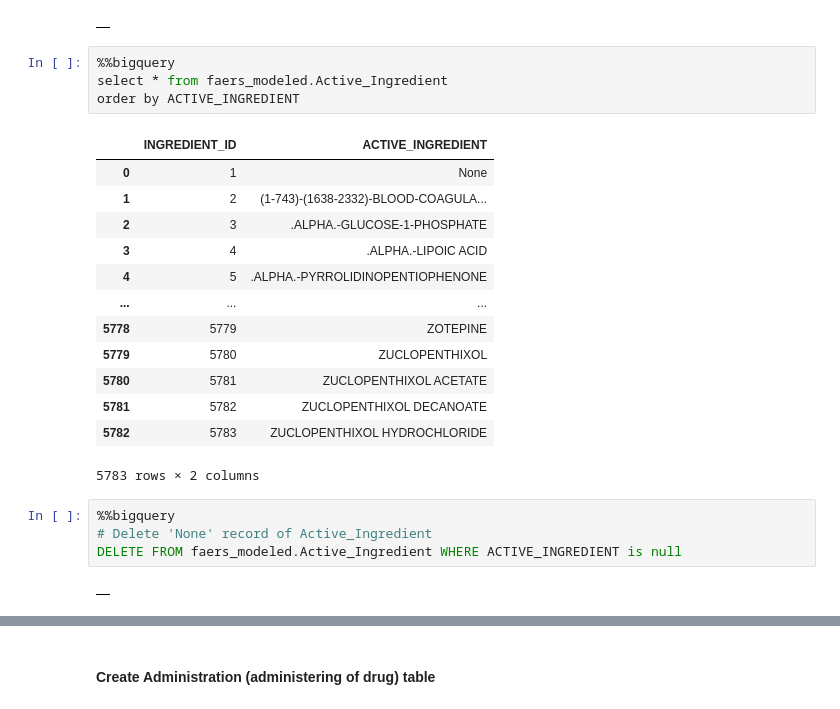
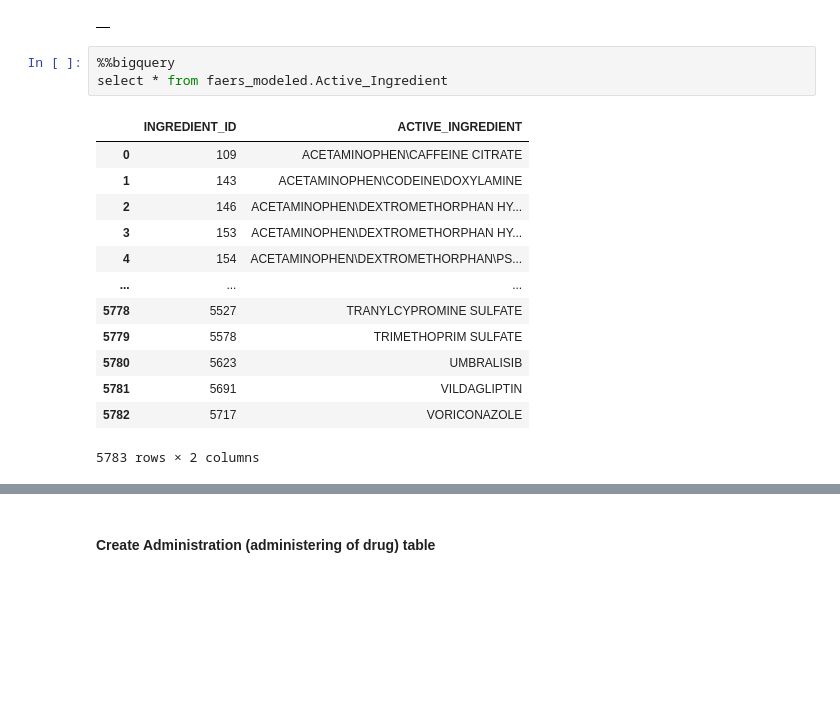
Before and after one commit to noahplacke/cs327e-Vaxonomics, a Jupyter notebook: Project/faers_modeled.ipynb, the cells around one changed output, grey strips where cells are left out. Cells and saved outputs as stored; diff of their text form; blank space fills up the shorter version.

Commit message:
Updated erd_modeled.pdf and faers_modeled.ipynb

```diff
--- a/Project/faers_modeled.ipynb
+++ b/Project/faers_modeled.ipynb
@@ -168,24 +166,17 @@ group by PROD_AI
 # %%
 %%bigquery
 select * from faers_modeled.Active_Ingredient
-order by ACTIVE_INGREDIENT
 # %% [output]
 |  | INGREDIENT_ID | ACTIVE_INGREDIENT |
-| 0 | 1 | None |
-| 1 | 2 | (1-743)-(1638-2332)-BLOOD-COAGULA... |
-| 2 | 3 | .ALPHA.-GLUCOSE-1-PHOSPHATE |
-| 3 | 4 | .ALPHA.-LIPOIC ACID |
-| 4 | 5 | .ALPHA.-PYRROLIDINOPENTIOPHENONE |
+| 0 | 109 | ACETAMINOPHEN\CAFFEINE CITRATE |
+| 1 | 143 | ACETAMINOPHEN\CODEINE\DOXYLAMINE |
+| 2 | 146 | ACETAMINOPHEN\DEXTROMETHORPHAN HY... |
+| 3 | 153 | ACETAMINOPHEN\DEXTROMETHORPHAN HY... |
+| 4 | 154 | ACETAMINOPHEN\DEXTROMETHORPHAN\PS... |
 | ... | ... | ... |
-| 5778 | 5779 | ZOTEPINE |
-| 5779 | 5780 | ZUCLOPENTHIXOL |
-| 5780 | 5781 | ZUCLOPENTHIXOL ACETATE |
-| 5781 | 5782 | ZUCLOPENTHIXOL DECANOATE |
-| 5782 | 5783 | ZUCLOPENTHIXOL HYDROCHLORIDE |
+| 5778 | 5527 | TRANYLCYPROMINE SULFATE |
+| 5779 | 5578 | TRIMETHOPRIM SULFATE |
+| 5780 | 5623 | UMBRALISIB |
+| 5781 | 5691 | VILDAGLIPTIN |
+| 5782 | 5717 | VORICONAZOLE |
 5783 rows × 2 columns
-# %%
-%%bigquery
-# Delete 'None' record of Active_Ingredient
-DELETE FROM faers_modeled.Active_Ingredient WHERE ACTIVE_INGREDIENT is null
-# %% [output]
-|  |
```
Also changed, not shown: parts of 10 cells of this notebook, 3 other files.
